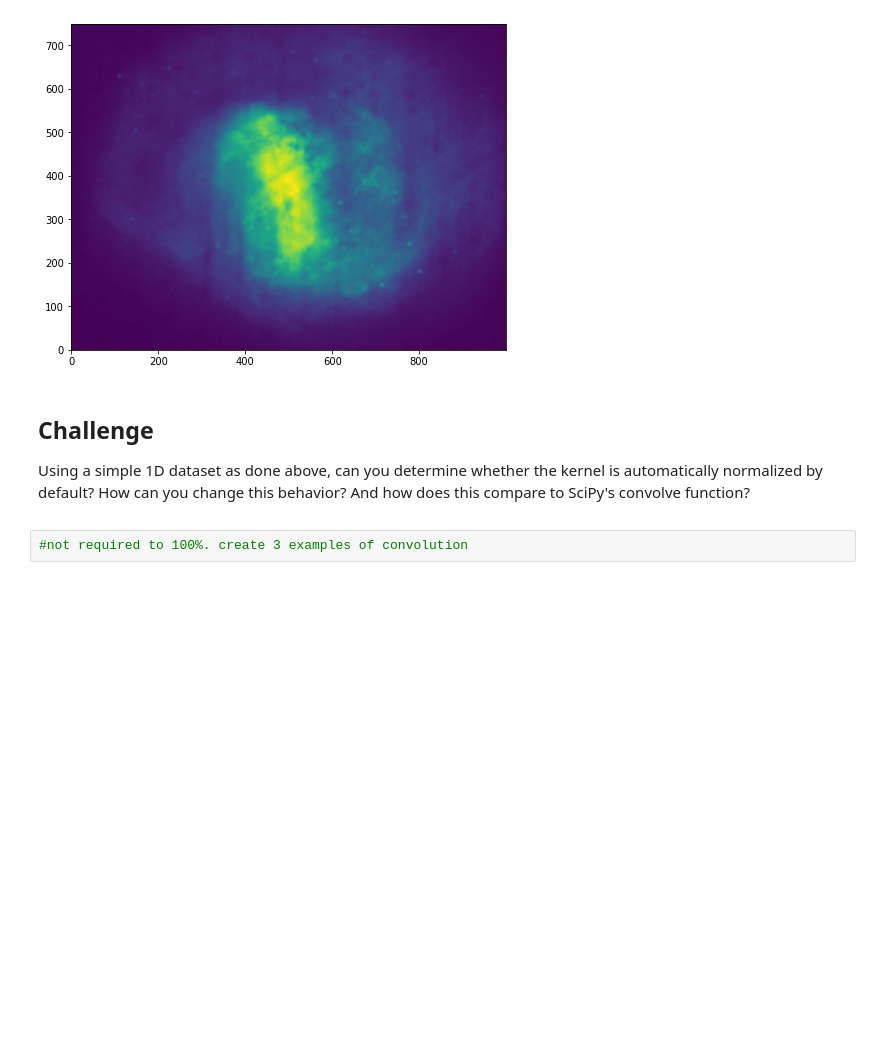
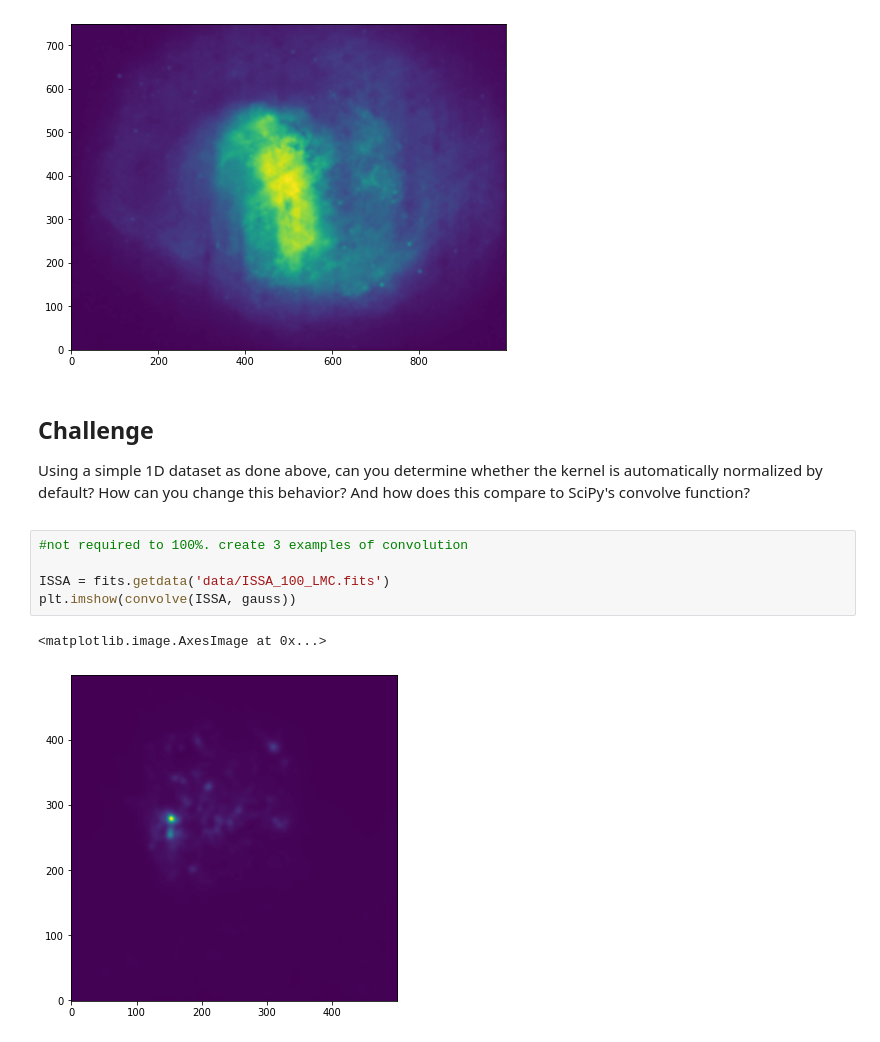
Before and after one commit to bsipocz/ASTR497, a Jupyter notebook: astropy_notebooks/10-convolution.ipynb, the cells around one changed output. Drawn from its saved outputs; the diff is of its cells as text; blank space fills up the shorter version.

```diff
--- a/astropy_notebooks/10-convolution.ipynb
+++ b/astropy_notebooks/10-convolution.ipynb
@@ -161,3 +161,9 @@ plt.imshow(convolve(gaia_map, gauss))
 </section>
 # %%
 #not required to 100%. create 3 examples of convolution
+
+ISSA = fits.getdata('data/ISSA_100_LMC.fits')
+plt.imshow(convolve(ISSA, gauss))
+# %% [output]
+<matplotlib.image.AxesImage at 0x...>
+[figure, added]
```
Also changed, not shown: parts of 4 cells of this notebook, 4 other files.
